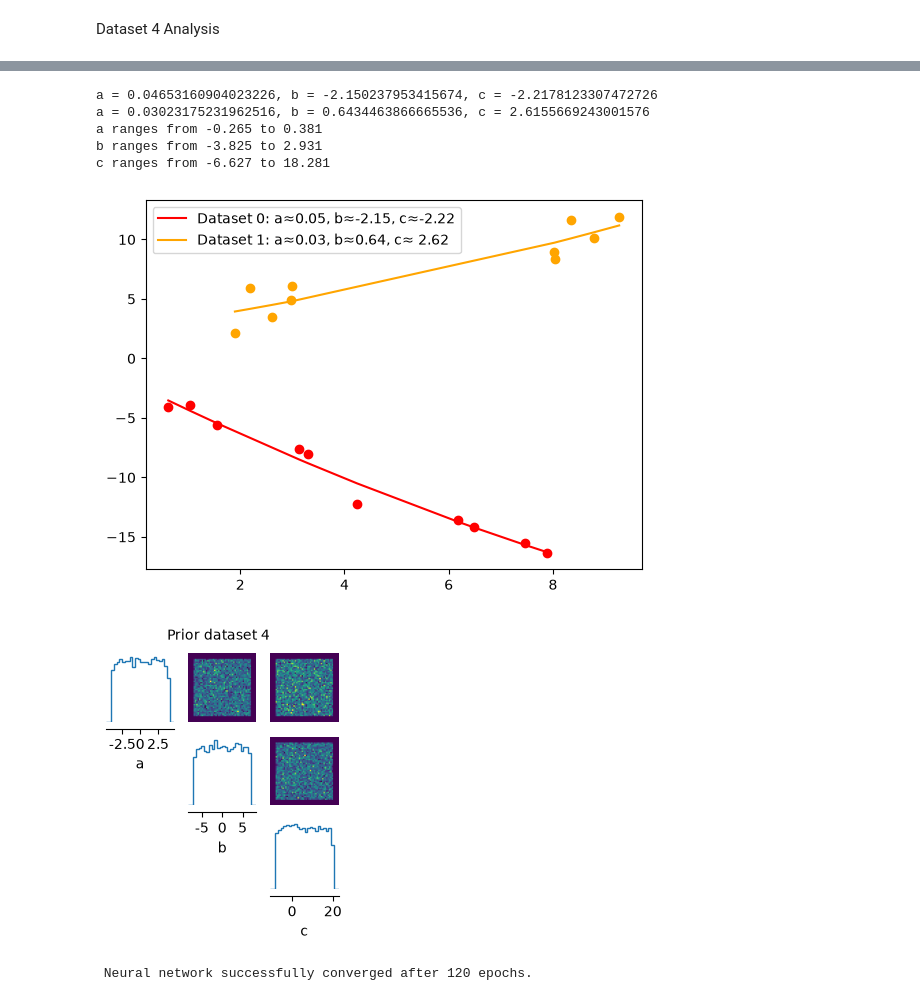
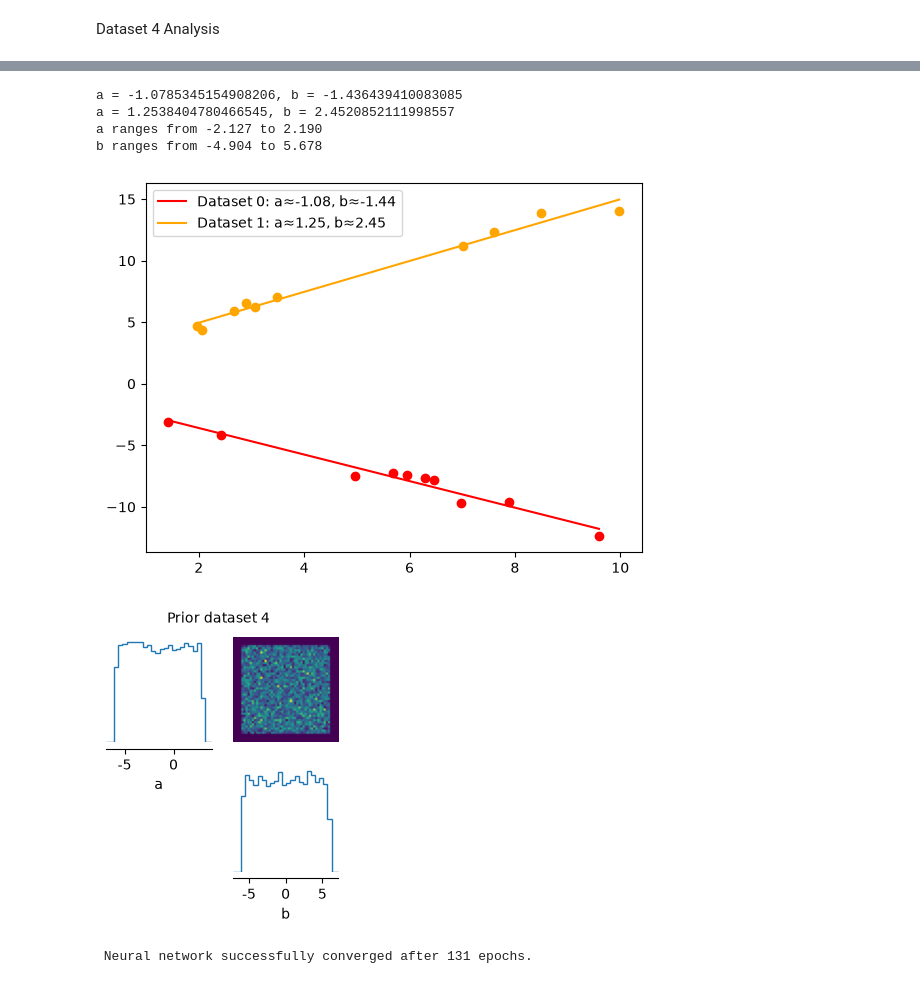
Before and after one commit to jarachisholm/SBI_clustering, a Jupyter notebook: fit_secret_lines.ipynb, the cells around one changed output, grey strips where cells are left out. Saved outputs shown, nothing was run; the diff lists cells and outputs as text; code cells hidden in the pictures.

```diff
--- a/fit_secret_lines.ipynb
+++ b/fit_secret_lines.ipynb
@@ -487,60 +905,59 @@ plt.show()
 #getting an idea of the range of slopes
 a_fits = []
 b_fits = []
-c_fits = []
+#c_fits = []
 
 for ds_id, d in list(datasets)[:]:
-    a_fit, b_fit, c_fit = np.polyfit(d['x'], d['y'], 2)
+    a_fit, b_fit = np.polyfit(d['x'], d['y'], 1)
 
     a_fits.append(a_fit)
     b_fits.append(b_fit)
-    c_fits.append(c_fit)
+    #c_fits.append(c_fit)
 
 color = ['red', 'orange']
 for ds_id, d in list(datasets)[:2]:
-    a_fit, b_fit, c_fit = np.polyfit(d['x'], d['y'], 2)
-    plt.plot(d['x'], a_fit * d['x']**2 + b_fit * d['x'] + c_fit, label=f'Dataset {ds_id}: a≈{a_fit:.2f}, b≈{b_fit:.2f}, c≈{c_fit: .2f}', color = color[ds_id])
+    a_fit, b_fit = np.polyfit(d['x'], d['y'], 1)
+    plt.plot(d['x'], a_fit * d['x'] + b_fit  , label=f'Dataset {ds_id}: a≈{a_fit:.2f}, b≈{b_fit:.2f}', color = color[ds_id])
     plt.plot(d['x'], d['y'], 'o', color = color[ds_id])
     plt.legend()
-    print(f'a = {a_fit}, b = {b_fit}, c = {c_fit}')
+    print(f'a = {a_fit}, b = {b_fit}')
 
 
 print(f'a ranges from {min(a_fits):.3f} to {max(a_fits):.3f}')
 print(f'b ranges from {min(b_fits):.3f} to {max(b_fits):.3f}')
-print(f'c ranges from {min(c_fits):.3f} to {max(c_fits):.3f}')
+#print(f'c ranges from {min(c_fits):.3f} to {max(c_fits):.3f}')
 # %% [output]
-a = 0.04653160904023226, b = -2.150237953415674, c = -2.2178123307472726
-a = 0.03023175231962516, b = 0.6434463866665536, c = 2.6155669243001576
-a ranges from -0.265 to 0.381
-b ranges from -3.825 to 2.931
-c ranges from -6.627 to 18.281
+a = -1.0785345154908206, b = -1.436439410083085
+a = 1.2538404780466545, b = 2.4520852111998557
+a ranges from -2.127 to 2.190
+b ranges from -4.904 to 5.678
-[figure, old version]
+[figure, new version]
 # %%
 #Creating a prior for the set based on that range
 from sbi.utils import BoxUniform
 
-prior_4 = BoxUniform(low=torch.tensor([-4, -7, -8]),
-                      high=torch.tensor([4, 7, 20]))
+prior_4 = BoxUniform(low=torch.tensor([-6, -6]),
+                      high=torch.tensor([3, 6]))
 
 prior_samples4 = prior_4.sample((10000,))
 
 
 fig, ax = pairplot(
     prior_samples4,
     labels=["a", "b", 'c'],
     figsize=(3,3)
 )
 plt.suptitle("Prior dataset 4", fontsize = 10 )
 plt.show()
 # %% [output]
-[figure, old version]
+[figure, new version]
 # %%
 n_points = 10
 
 def simulator(theta, x, sigma):
-    coef_a, coef_b, coef_c = theta[0].item(), theta[1].item(), theta[2].item()
+    coef_a, coef_b = theta[0].item(), theta[1].item()
     sim_noise = np.random.normal(0, sigma, n_points)
-    y_sim = coef_a * x**2 + coef_b * x + coef_c + sim_noise
+    y_sim = coef_a * x + coef_b + sim_noise
 
     obs = np.concatenate([y_sim, x, sigma])
     return torch.tensor(obs, dtype=torch.float32)
@@ -565,7 +982,7 @@ inference.append_simulations(theta_train, x_train)
 density_estimator = inference.train()
 posterior = inference.build_posterior(density_estimator)
 # %% [output]
- Neural network successfully converged after 120 epochs.
+ Neural network successfully converged after 131 epochs.
 # %%
 def get_observation(ds_id):
     d = df[df['dataset'] == ds_id]
```
Also changed, not shown: parts of 31 cells of this notebook.
